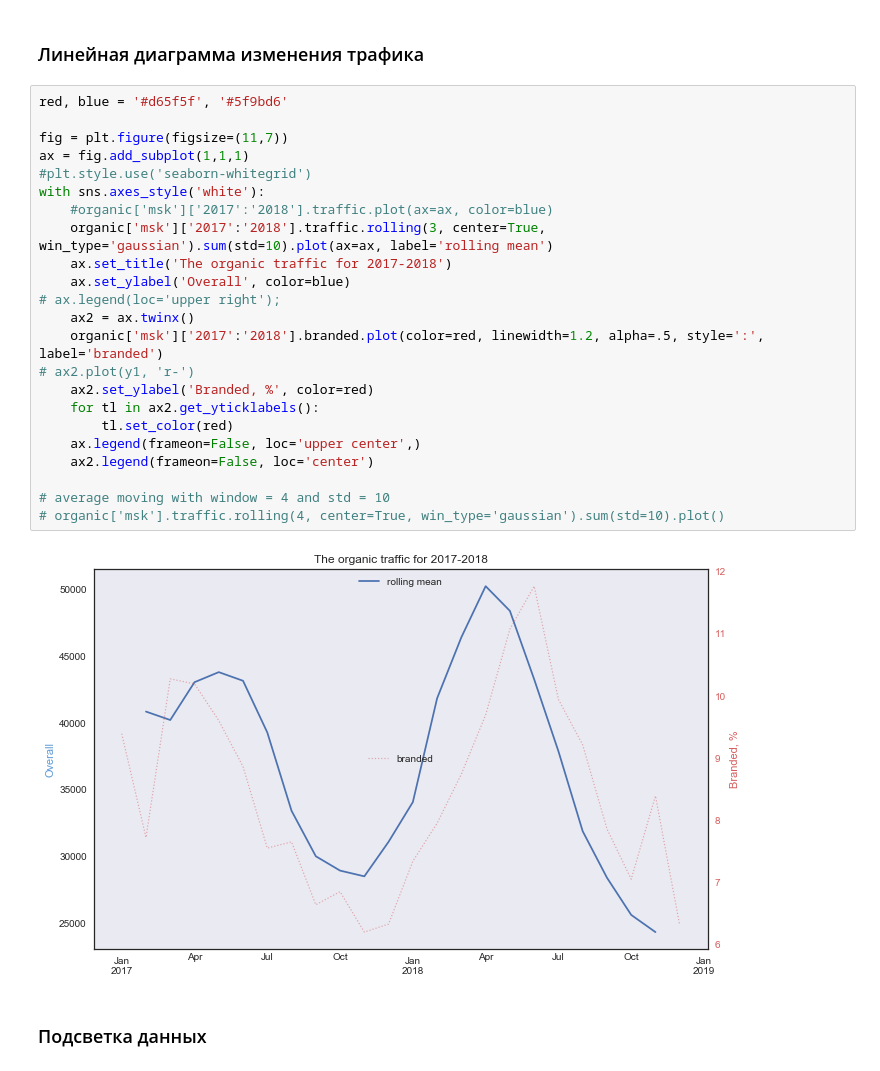
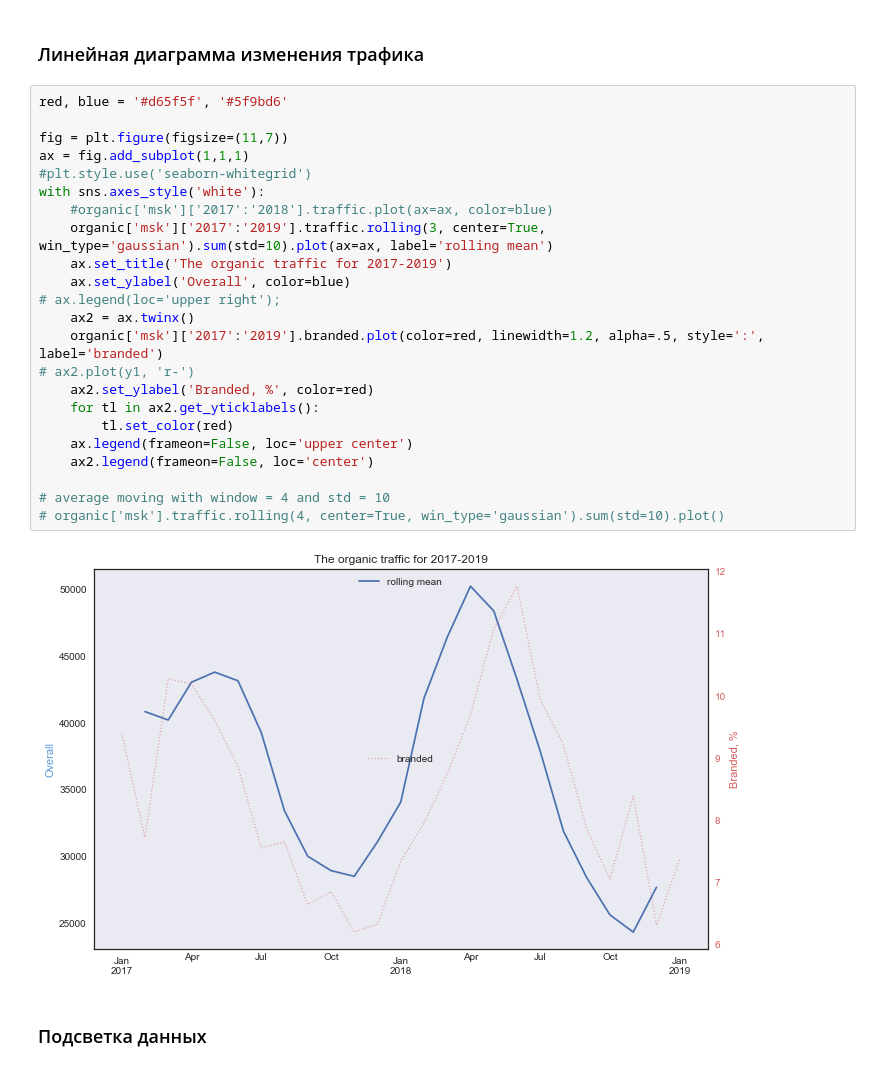
Before and after one commit to salon-love-forever/reports, a Jupyter notebook: salon-love-forever.ru.ipynb, the cells around one changed output. Saved outputs shown, nothing was run; the diff lists cells and outputs as text.

```diff
--- a/salon-love-forever.ru.ipynb
+++ b/salon-love-forever.ru.ipynb
@@ -118,28 +115,28 @@ show_dynamics(organic['msk']['2017':'2018'], 'branded')
 # %%
 red, blue = '#d65f5f', '#5f9bd6'
 
 fig = plt.figure(figsize=(11,7))
 ax = fig.add_subplot(1,1,1)
 #plt.style.use('seaborn-whitegrid')
 with sns.axes_style('white'):
     #organic['msk']['2017':'2018'].traffic.plot(ax=ax, color=blue)
-    organic['msk']['2017':'2018'].traffic.rolling(3, center=True, win_type='gaussian').sum(std=10).plot(ax=ax, label='rolling mean')
-    ax.set_title('The organic traffic for 2017-2018')
+    organic['msk']['2017':'2019'].traffic.rolling(3, center=True, win_type='gaussian').sum(std=10).plot(ax=ax, label='rolling mean')
+    ax.set_title('The organic traffic for 2017-2019')
     ax.set_ylabel('Overall', color=blue)
 # ax.legend(loc='upper right');
     ax2 = ax.twinx()
-    organic['msk']['2017':'2018'].branded.plot(color=red, linewidth=1.2, alpha=.5, style=':', label='branded')
+    organic['msk']['2017':'2019'].branded.plot(color=red, linewidth=1.2, alpha=.5, style=':', label='branded')
 # ax2.plot(y1, 'r-')
     ax2.set_ylabel('Branded, %', color=red)
     for tl in ax2.get_yticklabels():
         tl.set_color(red)
-    ax.legend(frameon=False, loc='upper center',)
+    ax.legend(frameon=False, loc='upper center')
     ax2.legend(frameon=False, loc='center')
 
 # average moving with window = 4 and std = 10
 # organic['msk'].traffic.rolling(4, center=True, win_type='gaussian').sum(std=10).plot()
 # %% [output]
-[figure, old version]
+[figure, new version]
 # %% [markdown]
 ### Подсветка данных
 # %%
```
Also changed, not shown: parts of 14 cells of this notebook.
